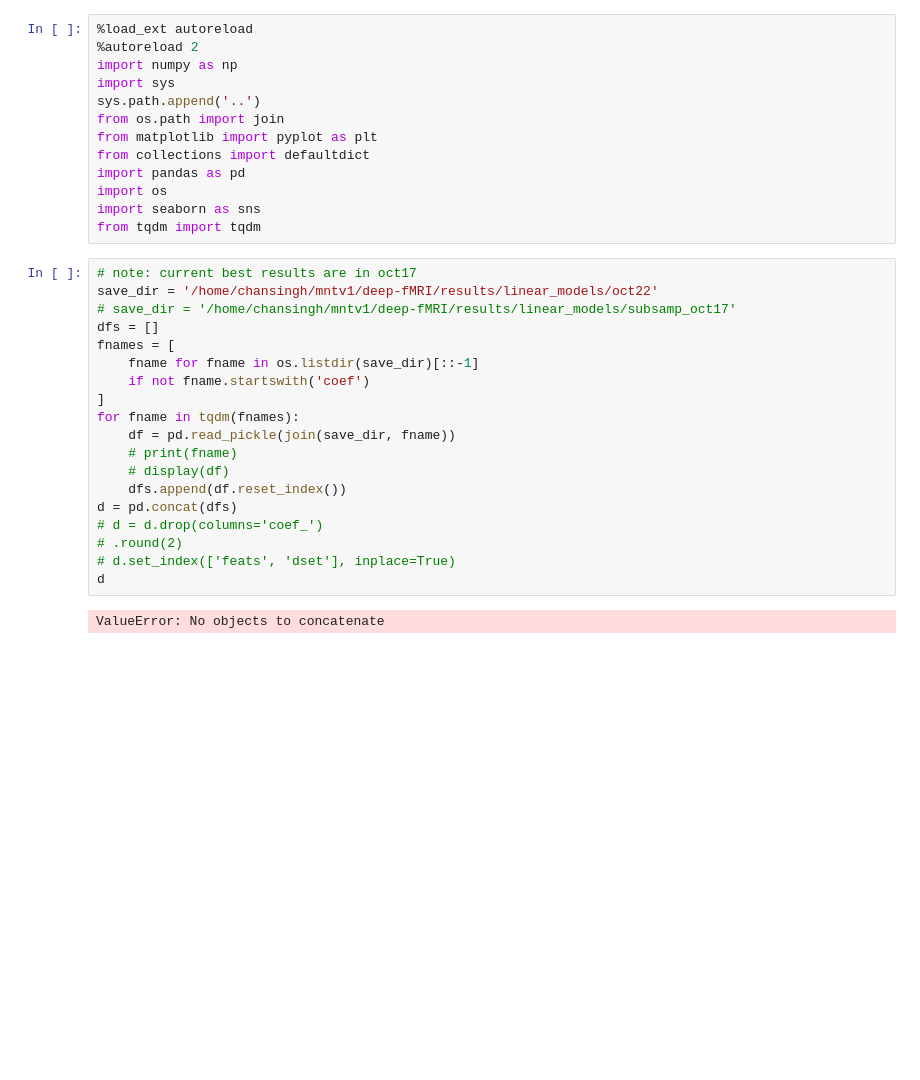
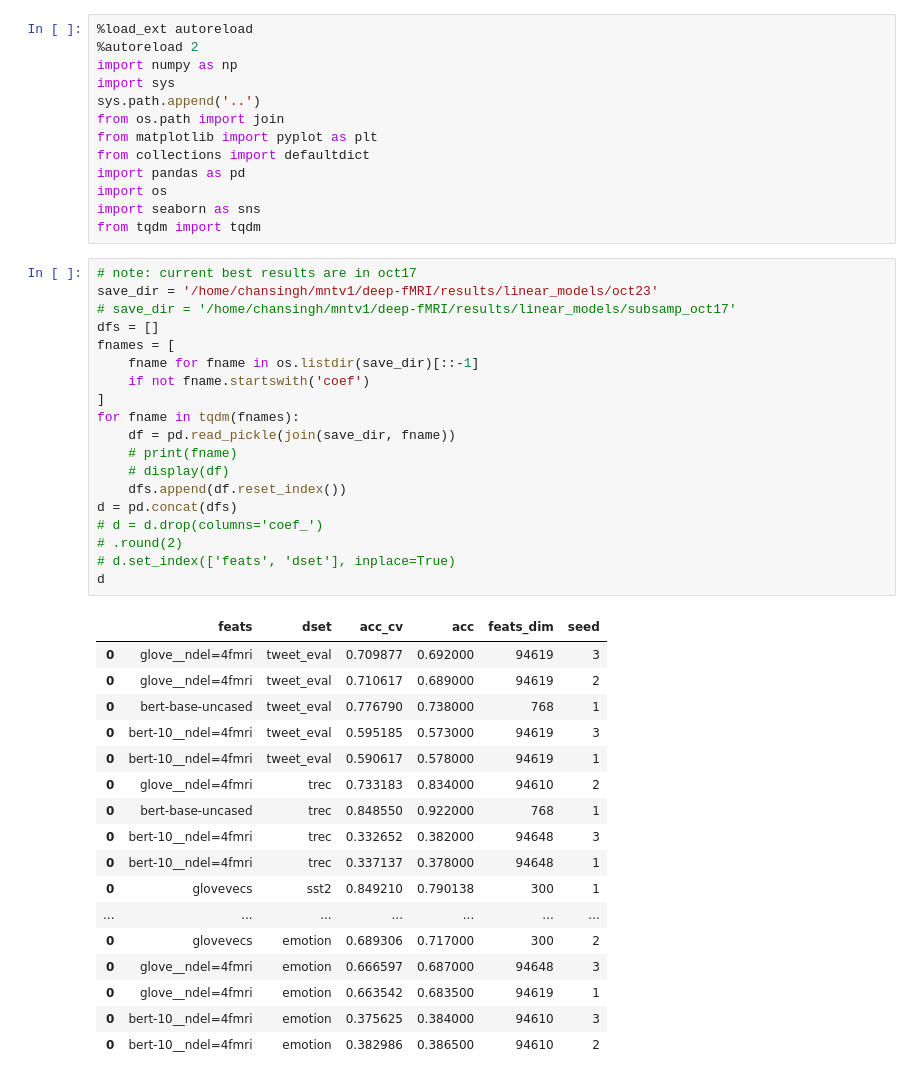
Before and after one commit to csinva/interpretable-embeddings, a Jupyter notebook: notebooks/02_decoding.ipynb, the cells around one changed output. Cells and saved outputs as stored; diff of their text form; blank space fills up the shorter version.

```diff
--- a/notebooks/02_decoding.ipynb
+++ b/notebooks/02_decoding.ipynb
@@ -13,24 +13,40 @@ import seaborn as sns
 from tqdm import tqdm
 # %%
 # note: current best results are in oct17
-save_dir = '/home/chansingh/mntv1/deep-fMRI/results/linear_models/oct22'
+save_dir = '/home/chansingh/mntv1/deep-fMRI/results/linear_models/oct23'
 # save_dir = '/home/chansingh/mntv1/deep-fMRI/results/linear_models/subsamp_oct17'
 dfs = []
 fnames = [
     fname for fname in os.listdir(save_dir)[::-1]
     if not fname.startswith('coef')
 ]
 for fname in tqdm(fnames):
     df = pd.read_pickle(join(save_dir, fname))
     # print(fname)
     # display(df)
     dfs.append(df.reset_index())
 d = pd.concat(dfs)
 # d = d.drop(columns='coef_')
 # .round(2)
 # d.set_index(['feats', 'dset'], inplace=True)
 d
 # %% [output]
-ValueError: No objects to concatenate
+|  | feats | dset | acc_cv | acc | feats_dim | seed |
+| 0 | glove__ndel=4fmri | tweet_eval | 0.709877 | 0.692000 | 94619 | 3 |
+| 0 | glove__ndel=4fmri | tweet_eval | 0.710617 | 0.689000 | 94619 | 2 |
+| 0 | bert-base-uncased | tweet_eval | 0.776790 | 0.738000 | 768 | 1 |
+| 0 | bert-10__ndel=4fmri | tweet_eval | 0.595185 | 0.573000 | 94619 | 3 |
+| 0 | bert-10__ndel=4fmri | tweet_eval | 0.590617 | 0.578000 | 94619 | 1 |
+| 0 | glove__ndel=4fmri | trec | 0.733183 | 0.834000 | 94610 | 2 |
+| 0 | bert-base-uncased | trec | 0.848550 | 0.922000 | 768 | 1 |
+| 0 | bert-10__ndel=4fmri | trec | 0.332652 | 0.382000 | 94648 | 3 |
+| 0 | bert-10__ndel=4fmri | trec | 0.337137 | 0.378000 | 94648 | 1 |
+| 0 | glovevecs | sst2 | 0.849210 | 0.790138 | 300 | 1 |
+| ... | ... | ... | ... | ... | ... | ... |
+| 0 | glovevecs | emotion | 0.689306 | 0.717000 | 300 | 2 |
+| 0 | glove__ndel=4fmri | emotion | 0.666597 | 0.687000 | 94648 | 3 |
+| 0 | glove__ndel=4fmri | emotion | 0.663542 | 0.683500 | 94619 | 1 |
+| 0 | bert-10__ndel=4fmri | emotion | 0.375625 | 0.384000 | 94610 | 3 |
+| 0 | bert-10__ndel=4fmri | emotion | 0.382986 | 0.386500 | 94610 | 2 |
 # %%
 # sns.barplot(data=d, x='dset', y='acc', hue='feats')
```
Also changed, not shown: parts of 1 cell of this notebook, 2 other files.
